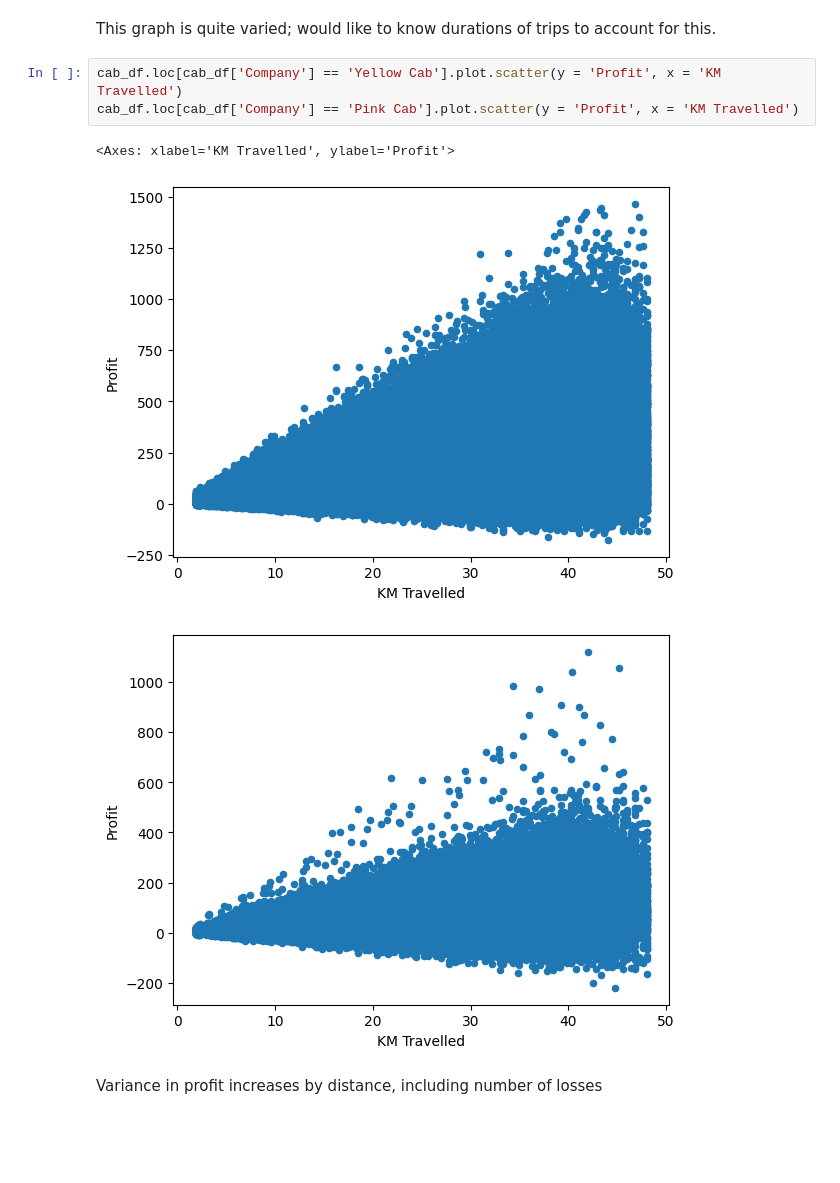
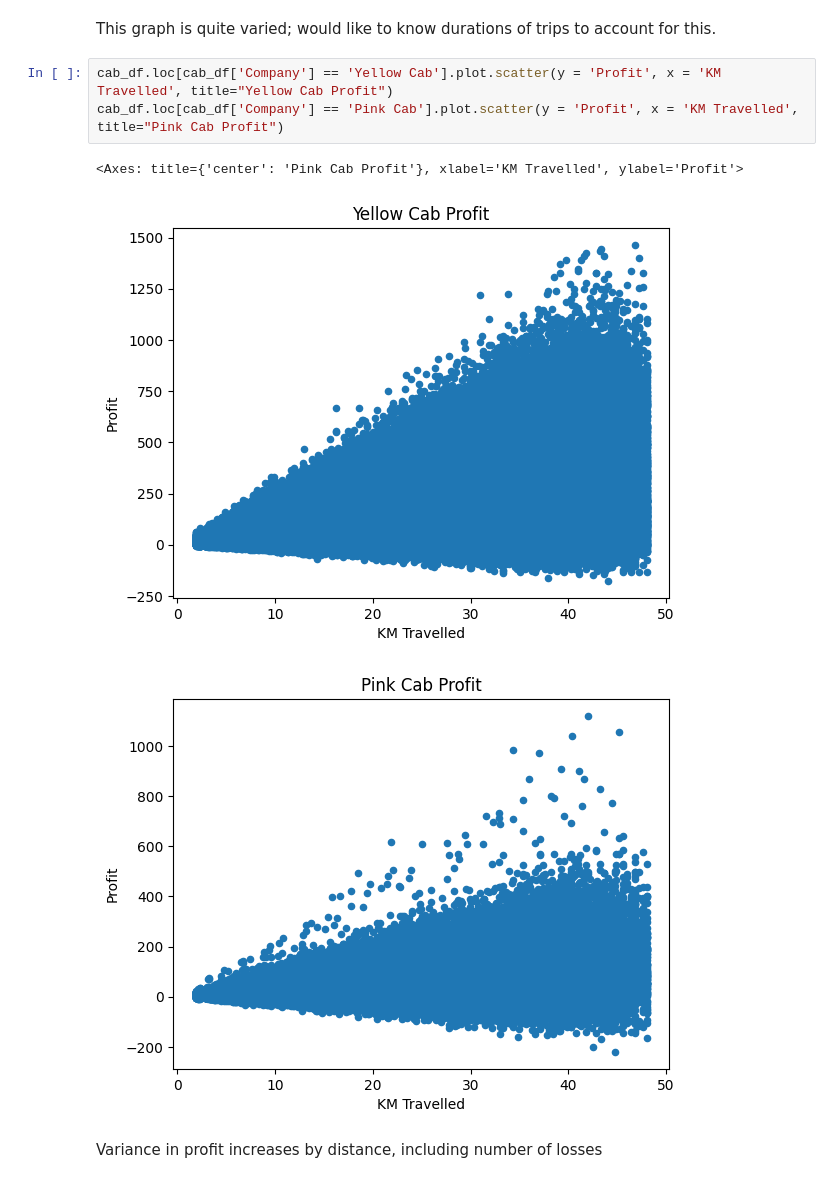
Before and after one commit to farischaudhry/DataGalcier, a Jupyter notebook: Week 2/analysis.ipynb, the cells around one changed output. Saved outputs shown, nothing was run; the diff lists cells and outputs as text; blank space fills up the shorter version.

```diff
--- a/Week 2/analysis.ipynb
+++ b/Week 2/analysis.ipynb
@@ -542,12 +545,12 @@ cab_df.loc[cab_df['Company'] == 'Pink Cab'].plot.scatter(y = 'Cost of Trip', x =
 # %% [markdown]
 This graph is quite varied; would like to know durations of trips to account for this.
 # %%
-cab_df.loc[cab_df['Company'] == 'Yellow Cab'].plot.scatter(y = 'Profit', x = 'KM Travelled')
-cab_df.loc[cab_df['Company'] == 'Pink Cab'].plot.scatter(y = 'Profit', x = 'KM Travelled')
+cab_df.loc[cab_df['Company'] == 'Yellow Cab'].plot.scatter(y = 'Profit', x = 'KM Travelled', title="Yellow Cab Profit")
+cab_df.loc[cab_df['Company'] == 'Pink Cab'].plot.scatter(y = 'Profit', x = 'KM Travelled', title="Pink Cab Profit")
 # %% [output]
-<Axes: xlabel='KM Travelled', ylabel='Profit'>
+<Axes: title={'center': 'Pink Cab Profit'}, xlabel='KM Travelled', ylabel='Profit'>
-[figure, old version]
+[figure, new version]
-[figure, old version]
+[figure, new version]
 # %% [markdown]
 Variance in profit increases by distance, including number of losses
 # %% [markdown]
```
Also changed, not shown: parts of 5 cells of this notebook, 2 other files.
